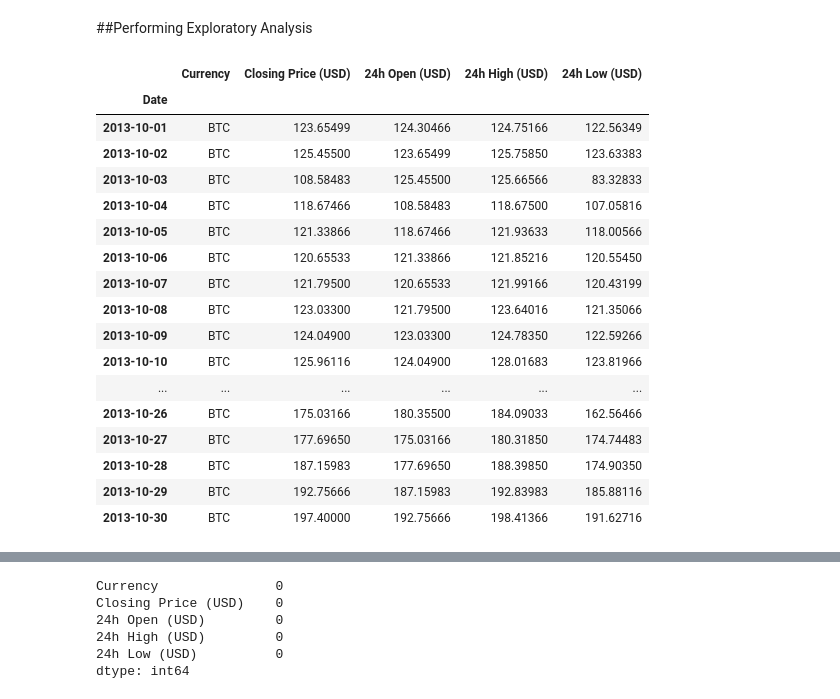
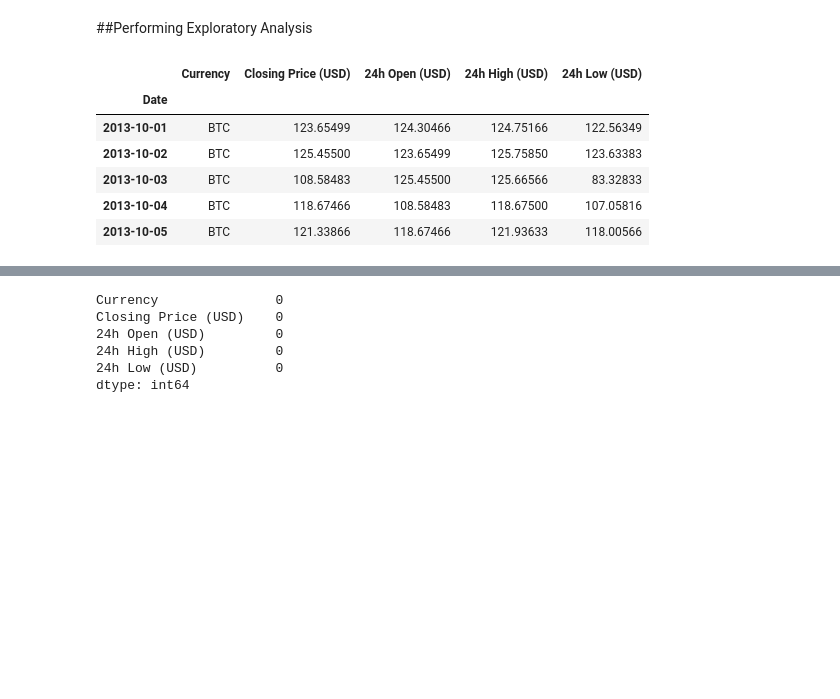
Before and after one commit to sugarbody/Time-Series-Forecasting, a Jupyter notebook: Time_Series_Forecasting.ipynb, the cells around one changed output, grey strips where cells are left out. Saved outputs shown, nothing was run; the diff lists cells and outputs as text; code cells hidden in the pictures; blank space fills up the shorter version.

```diff
--- a/Time_Series_Forecasting.ipynb
+++ b/Time_Series_Forecasting.ipynb
@@ -41,26 +41,15 @@ from sklearn.model_selection import train_test_split
 # %%
 df = pd.read_csv("data_BTC.csv", parse_dates=["Date"], index_col=["Date"])
 # %%
-df.head(30)
+df.head()
 # %% [output]
 |  | Currency | Closing Price (USD) | 24h Open (USD) | 24h High (USD) | 24h Low (USD) |
 | Date |  |  |  |  |  |
 | 2013-10-01 | BTC | 123.65499 | 124.30466 | 124.75166 | 122.56349 |
 | 2013-10-02 | BTC | 125.45500 | 123.65499 | 125.75850 | 123.63383 |
 | 2013-10-03 | BTC | 108.58483 | 125.45500 | 125.66566 | 83.32833 |
 | 2013-10-04 | BTC | 118.67466 | 108.58483 | 118.67500 | 107.05816 |
 | 2013-10-05 | BTC | 121.33866 | 118.67466 | 121.93633 | 118.00566 |
-| 2013-10-06 | BTC | 120.65533 | 121.33866 | 121.85216 | 120.55450 |
-| 2013-10-07 | BTC | 121.79500 | 120.65533 | 121.99166 | 120.43199 |
-| 2013-10-08 | BTC | 123.03300 | 121.79500 | 123.64016 | 121.35066 |
-| 2013-10-09 | BTC | 124.04900 | 123.03300 | 124.78350 | 122.59266 |
-| 2013-10-10 | BTC | 125.96116 | 124.04900 | 128.01683 | 123.81966 |
-| ... | ... | ... | ... | ... | ... |
-| 2013-10-26 | BTC | 175.03166 | 180.35500 | 184.09033 | 162.56466 |
-| 2013-10-27 | BTC | 177.69650 | 175.03166 | 180.31850 | 174.74483 |
-| 2013-10-28 | BTC | 187.15983 | 177.69650 | 188.39850 | 174.90350 |
-| 2013-10-29 | BTC | 192.75666 | 187.15983 | 192.83983 | 185.88116 |
-| 2013-10-30 | BTC | 197.40000 | 192.75666 | 198.41366 | 191.62716 |
 # %%
 df.describe().transpose()
 # %% [output]
```
Also changed, not shown: parts of 11 cells of this notebook.
